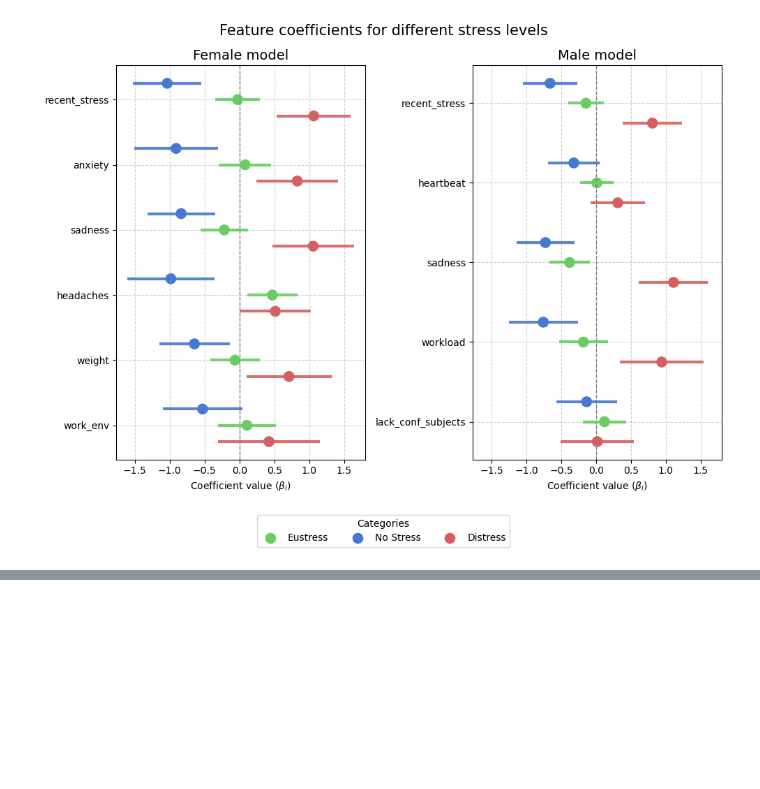
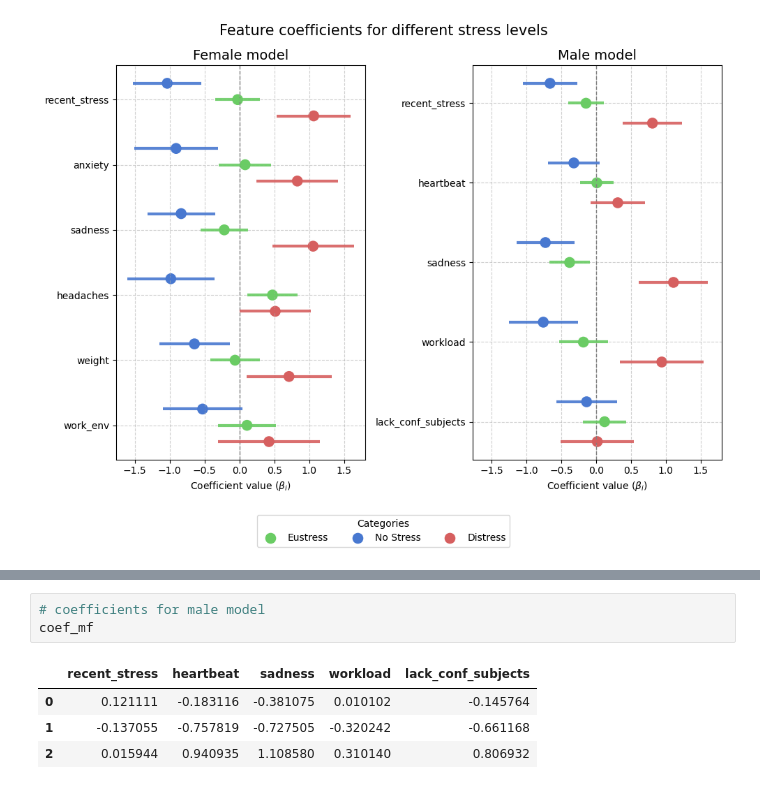
Before and after one commit to hannariss/BERN02_project, a Jupyter notebook: multinomial_regression.ipynb, the cells around one changed output, grey strips where cells are left out. Drawn from its saved outputs; the diff is of its cells as text; blank space fills up the shorter version.

```diff
--- a/multinomial_regression.ipynb
+++ b/multinomial_regression.ipynb
@@ -656,0 +670,8 @@ plt.show()
+# %%
+# coefficients for male model
+coef_mf
+# %% [output]
+|  | recent_stress | heartbeat | sadness | workload | lack_conf_subjects |
+| 0 | 0.121111 | -0.183116 | -0.381075 | 0.010102 | -0.145764 |
+| 1 | -0.137055 | -0.757819 | -0.727505 | -0.320242 | -0.661168 |
+| 2 | 0.015944 | 0.940935 | 1.108580 | 0.310140 | 0.806932 |
```
Also changed, not shown: parts of 9 cells of this notebook.
